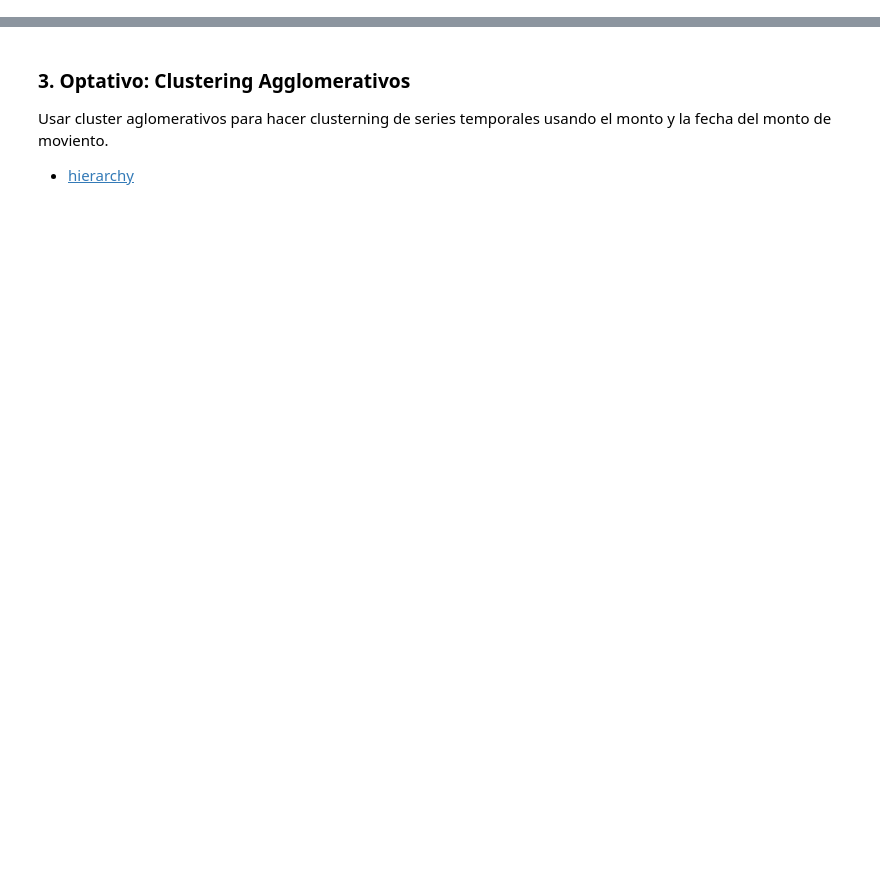
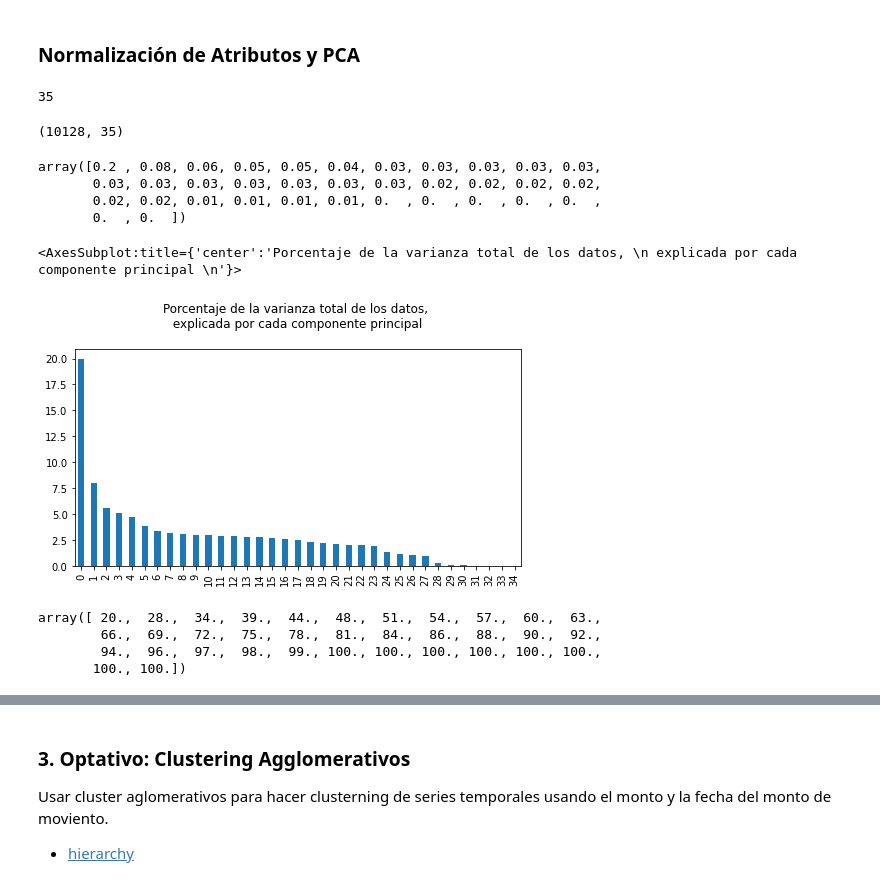
Before and after one commit to JIBarrionuevoGaltier/DiploDatos_2021_Mentoria_Grupo_2, a Jupyter notebook: notebooks_tp5/trabajo_practico_5_grupo2.ipynb, the cells around one changed output, grey strips where cells are left out. Drawn from its saved outputs; the diff is of its cells as text; code cells hidden in the pictures; blank space fills up the shorter version.

```diff
--- a/notebooks_tp5/trabajo_practico_5_grupo2.ipynb
+++ b/notebooks_tp5/trabajo_practico_5_grupo2.ipynb
@@ -162,0 +56,2 @@ usando el monto y la fecha del monto de moviento.
+# %%
+df = df.drop(columns = ['anio_mes_cupon', 'client_edad', 'client_domicilio_codigo_postal'])
@@ -162,0 +75,52 @@ usando el monto y la fecha del monto de moviento.
+# %% [markdown]
+### Normalización de Atributos y PCA
+# %%
+# Preprocessing
+features = df.columns
+dni = 'dni_titular_movimiento'
+target = 'fg_aumentado'
+
+features = features[(features != dni) & (features != target)]
+features = [g for g in features if 'mean_' not in g]
+# %%
+len(features)
+# %% [output]
+35
+# %%
+#pca = PCA(n_components=min(20, df.shape[1]))
+scaler = StandardScaler()
+pca = PCA(n_components=None)
+# %%
+# Fit
+model = Pipeline([
+  ('scaler', scaler),
+  ('pca', pca),
+])
+
+pca_result = model.fit_transform(df[features])
+# %%
+pca_result.shape
+# %% [output]
+(10128, 35)
+# %%
+model['pca'].explained_variance_ratio_.round(2)
+# %% [output]
+array([0.2 , 0.08, 0.06, 0.05, 0.05, 0.04, 0.03, 0.03, 0.03, 0.03, 0.03,
+       0.03, 0.03, 0.03, 0.03, 0.03, 0.03, 0.03, 0.02, 0.02, 0.02, 0.02,
+       0.02, 0.02, 0.01, 0.01, 0.01, 0.01, 0.  , 0.  , 0.  , 0.  , 0.  ,
+       0.  , 0.  ])
+# %%
+plt.figure(figsize=(8,4))
+plt.title("Porcentaje de la varianza total de los datos, \n explicada por cada componente principal \n")
+pd.Series(model['pca'].explained_variance_ratio_.round(6)*100).plot(kind='bar')
+# %% [output]
+<AxesSubplot:title={'center':'Porcentaje de la varianza total de los datos, \n explicada por cada componente principal \n'}>
+[figure, added]
+# %%
+acc_variance_percent = np.cumsum(np.round(model['pca'].explained_variance_ratio_.round(2), decimals=4) * 100)
+acc_variance_percent
+# %% [output]
+array([ 20.,  28.,  34.,  39.,  44.,  48.,  51.,  54.,  57.,  60.,  63.,
+        66.,  69.,  72.,  75.,  78.,  81.,  84.,  86.,  88.,  90.,  92.,
+        94.,  96.,  97.,  98.,  99., 100., 100., 100., 100., 100., 100.,
+       100., 100.])
```
Also changed, not shown: parts of 36 cells of this notebook.
